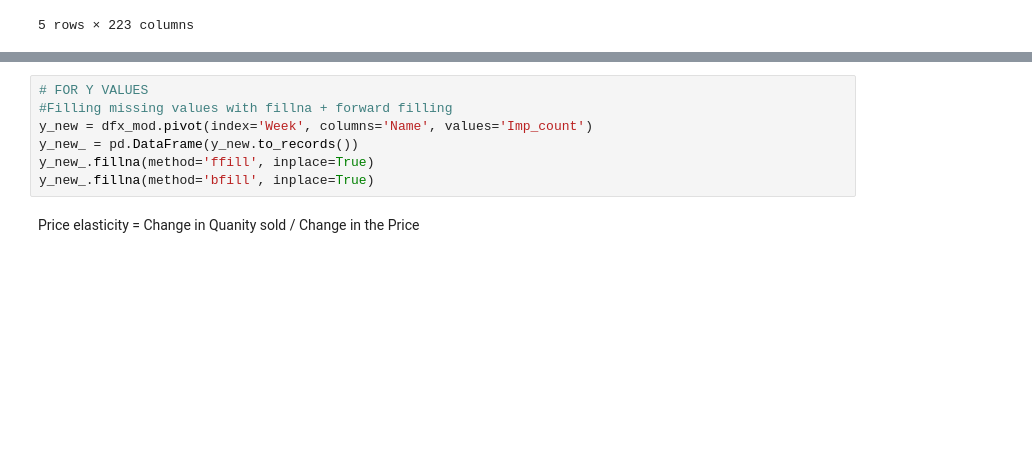
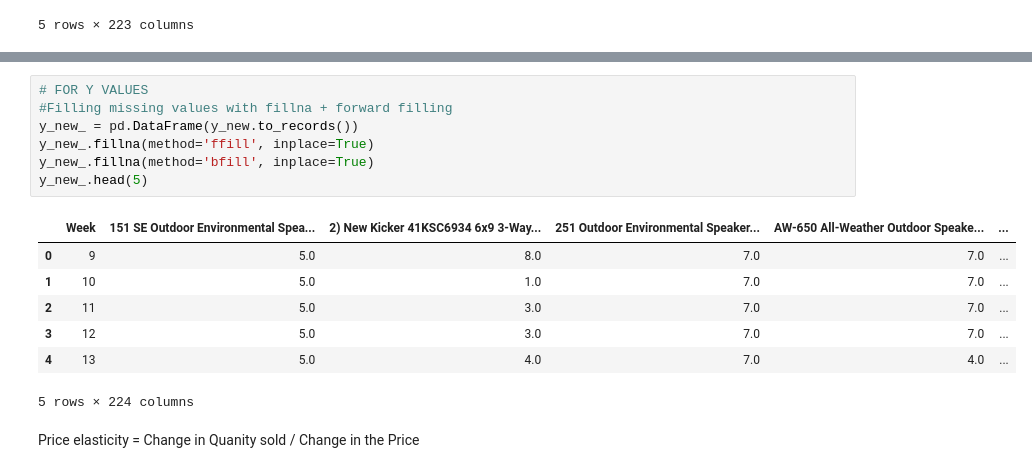
Before and after one commit to prasad-wakchoure/project, a Jupyter notebook: Siddharth/03-Model.ipynb, the cells around one changed output, grey strips where cells are left out. Drawn from its saved outputs; the diff is of its cells as text; blank space fills up the shorter version.

```diff
--- a/Siddharth/03-Model.ipynb
+++ b/Siddharth/03-Model.ipynb
@@ -102,10 +126,18 @@ x_new_.fillna(method='bfill', inplace=True)
 # %%
 # FOR Y VALUES
 #Filling missing values with fillna + forward filling
-y_new = dfx_mod.pivot(index='Week', columns='Name', values='Imp_count')
 y_new_ = pd.DataFrame(y_new.to_records())
 y_new_.fillna(method='ffill', inplace=True)
 y_new_.fillna(method='bfill', inplace=True)
+y_new_.head(5)
+# %% [output]
+|  | Week | 151 SE Outdoor Environmental Spea... | 2) New Kicker 41KSC6934 6x9 3-Way... | 251 Outdoor Environmental Speaker... | AW-650 All-Weather Outdoor Speake... | ... |
+| 0 | 9 | 5.0 | 8.0 | 7.0 | 7.0 | ... |
+| 1 | 10 | 5.0 | 1.0 | 7.0 | 7.0 | ... |
+| 2 | 11 | 5.0 | 3.0 | 7.0 | 7.0 | ... |
+| 3 | 12 | 5.0 | 3.0 | 7.0 | 7.0 | ... |
+| 4 | 13 | 5.0 | 4.0 | 7.0 | 4.0 | ... |
+5 rows × 224 columns
 # %% [markdown]
 Price elasticity = Change in Quanity sold / Change in the Price
 # %%
```
Also changed, not shown: parts of 3 cells of this notebook.
